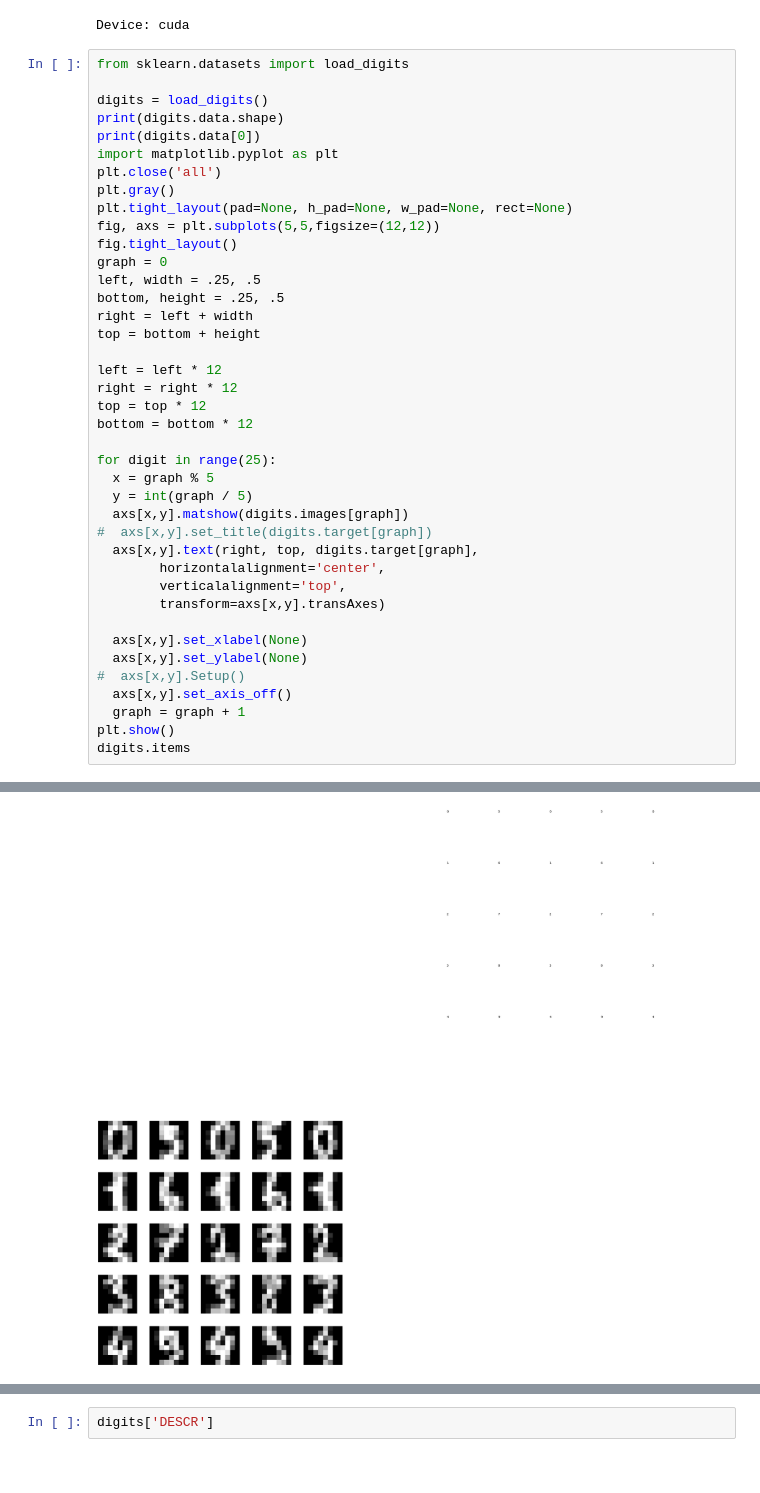
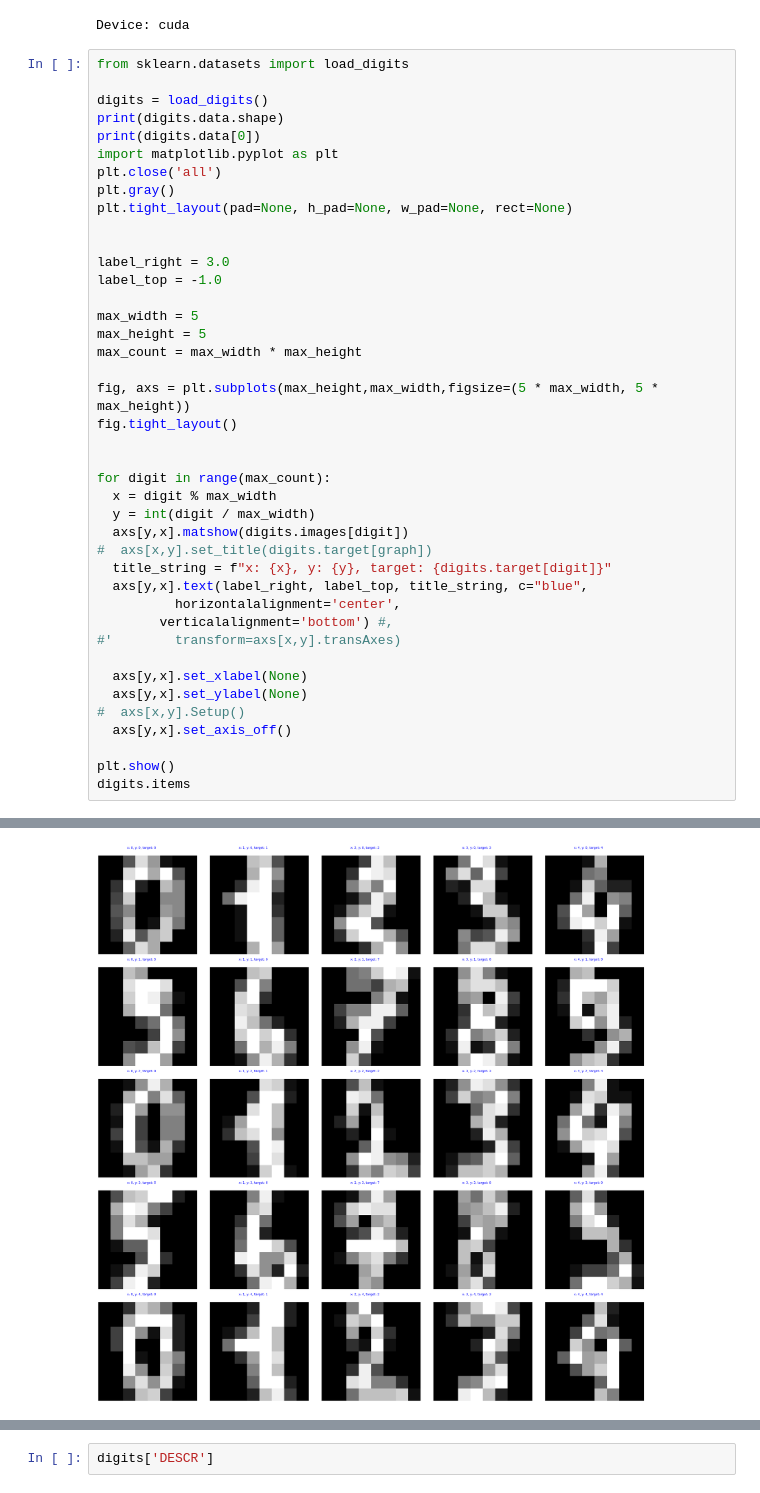
Before and after one commit to markiroberts/gogglecolab01, a Jupyter notebook: 02Classification.ipynb, the cells around one changed output, grey strips where cells are left out. Drawn from its saved outputs; the diff is of its cells as text.

```diff
--- a/02Classification.ipynb
+++ b/02Classification.ipynb
@@ -54,51 +54,52 @@ Device: cuda
 # %%
 from sklearn.datasets import load_digits
 
 digits = load_digits()
 print(digits.data.shape)
 print(digits.data[0])
 import matplotlib.pyplot as plt
 plt.close('all')
 plt.gray()
 plt.tight_layout(pad=None, h_pad=None, w_pad=None, rect=None)
-fig, axs = plt.subplots(5,5,figsize=(12,12))
+
+
+label_right = 3.0
+label_top = -1.0
+
+max_width = 5
+max_height = 5
+max_count = max_width * max_height
+
+fig, axs = plt.subplots(max_height,max_width,figsize=(5 * max_width, 5 * max_height))
 fig.tight_layout()
-graph = 0
-left, width = .25, .5
-bottom, height = .25, .5
-right = left + width
-top = bottom + height
 
-left = left * 12
-right = right * 12
-top = top * 12
-bottom = bottom * 12
 
-for digit in range(25):
-  x = graph % 5
-  y = int(graph / 5)
-  axs[x,y].matshow(digits.images[graph])
+for digit in range(max_count):
+  x = digit % max_width
+  y = int(digit / max_width)
+  axs[y,x].matshow(digits.images[digit])
 #  axs[x,y].set_title(digits.target[graph])
-  axs[x,y].text(right, top, digits.target[graph],
-        horizontalalignment='center',
-        verticalalignment='top',
-        transform=axs[x,y].transAxes)
+  title_string = f"x: {x}, y: {y}, target: {digits.target[digit]}"
+  axs[y,x].text(label_right, label_top, title_string, c="blue",
+          horizontalalignment='center',
+        verticalalignment='bottom') #,
+#'        transform=axs[x,y].transAxes)
 
-  axs[x,y].set_xlabel(None)
-  axs[x,y].set_ylabel(None)
+  axs[y,x].set_xlabel(None)
+  axs[y,x].set_ylabel(None)
 #  axs[x,y].Setup()
-  axs[x,y].set_axis_off()
-  graph = graph + 1
+  axs[y,x].set_axis_off()
+
 plt.show()
 digits.items
 # %% [output]
 (1797, 64)
 [ 0.  0.  5. 13.  9.  1.  0.  0.  0.  0. 13. 15. 10. 15.  5.  0.  0.  3.
  15.  2.  0. 11.  8.  0.  0.  4. 12.  0.  0.  8.  8.  0.  0.  5.  8.  0.
   0.  9.  8.  0.  0.  4. 11.  0.  1. 12.  7.  0.  0.  2. 14.  5. 10. 12.
   0.  0.  0.  0.  6. 13. 10.  0.  0.  0.]
 <Figure size 640x480 with 0 Axes>
-[figure, old version]
+[figure, new version]
 <function Bunch.items>
 # %%
 digits['DESCR']
```
